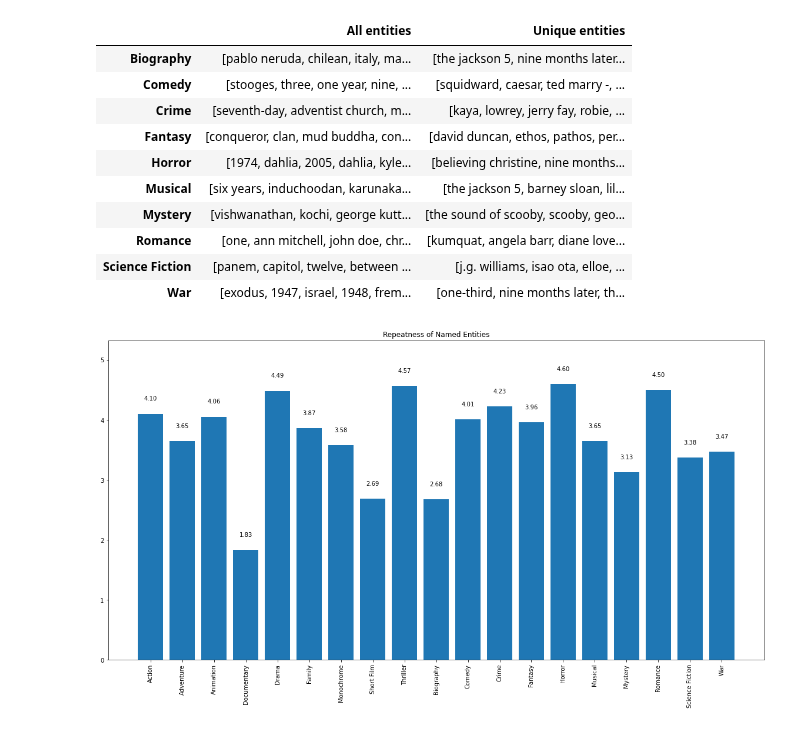
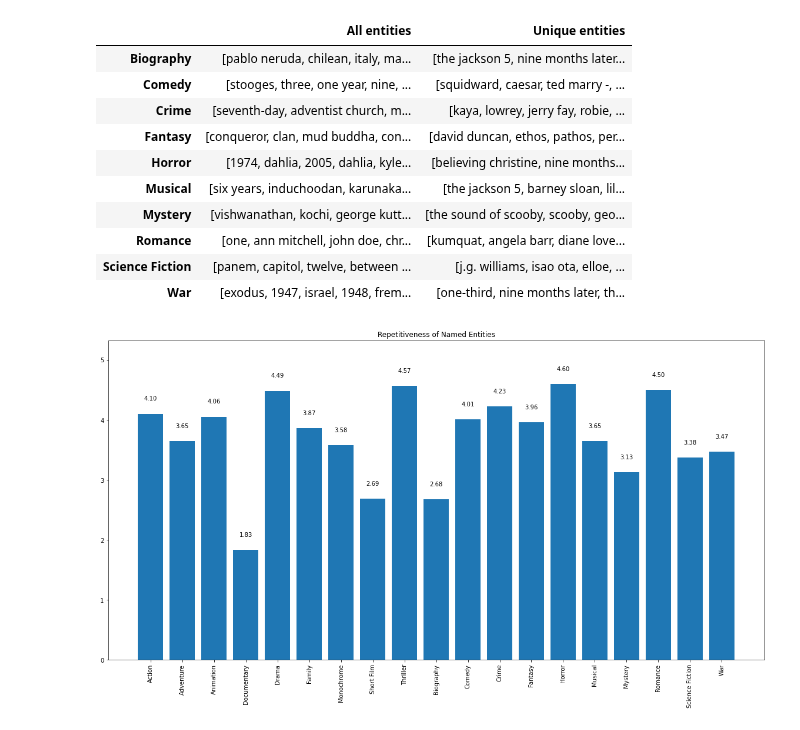
Before and after one commit to xbohdan/movie-genres, a Jupyter notebook: text-analysis/analysis.ipynb, the cells around one changed output. Cells and saved outputs as stored; diff of their text form; code cells hidden in the pictures.

```diff
--- a/text-analysis/analysis.ipynb
+++ b/text-analysis/analysis.ipynb
@@ -192,7 +192,7 @@ specific_entities
 | Science Fiction | [panem, capitol, twelve, between ... | [j.g. williams, isao ota, elloe, ... |
 | War | [exodus, 1947, israel, 1948, frem... | [one-third, nine months later, th... |
 # %%
-def plot_repeatness() -> None:
+def plot_repetitiveness() -> None:
     height = []
     bars = []
     for df in [general_entities, specific_entities]:
@@ -208,9 +208,9 @@ def plot_repeatness() -> None:
     plt.ylim(y_min, y_max + 0.5)
     for i, v in enumerate(height):
         plt.text(i, v + 0.25, f"{v:.2f}", ha="center", va="center")
-    plt.title("Repeatness of Named Entities")
+    plt.title("Repetitiveness of Named Entities")
     plt.show()
-# %%
-plot_repeatness()
-# %% [output]
-[figure, removed]
+# %%
+plot_repetitiveness()
+# %% [output]
+[figure, added]
```
Also changed, not shown: parts of 1 cell of this notebook.
